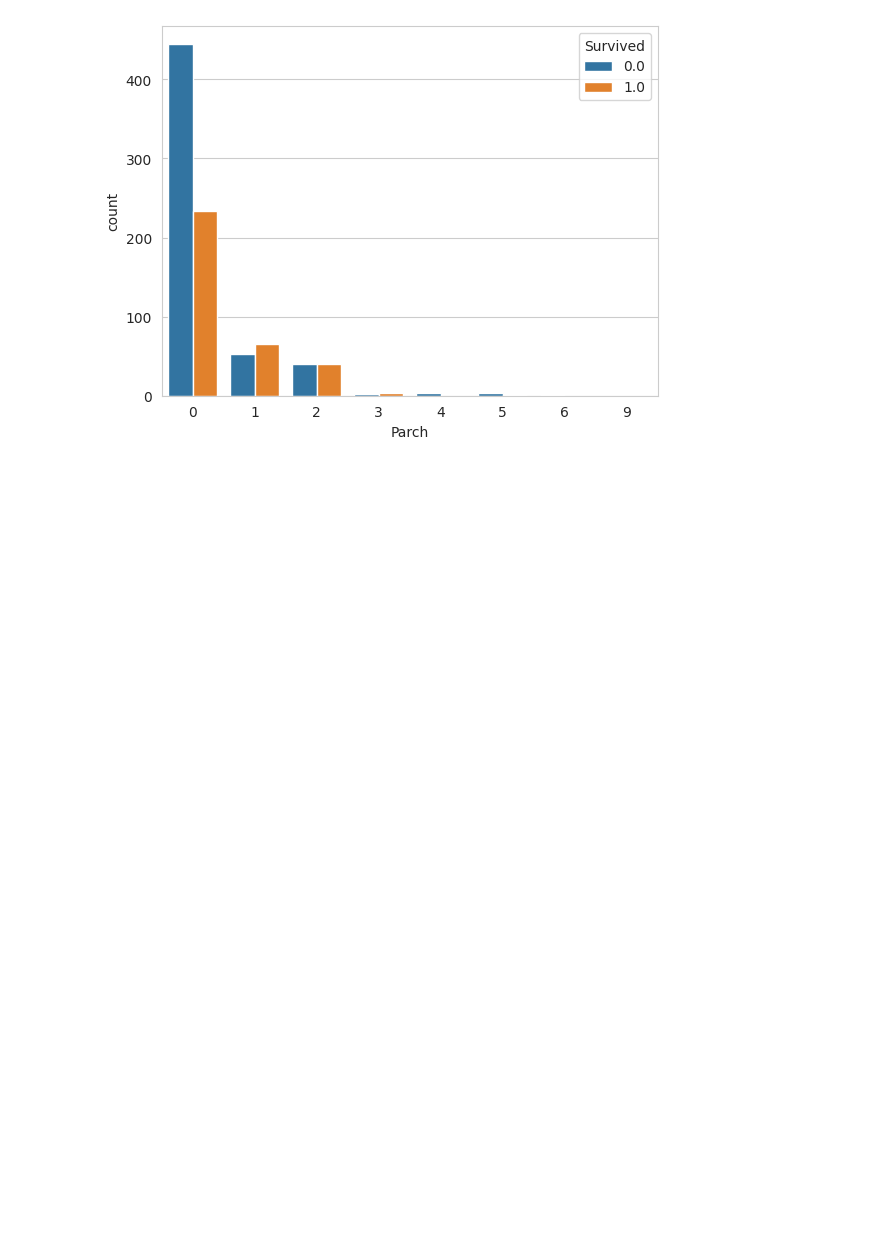
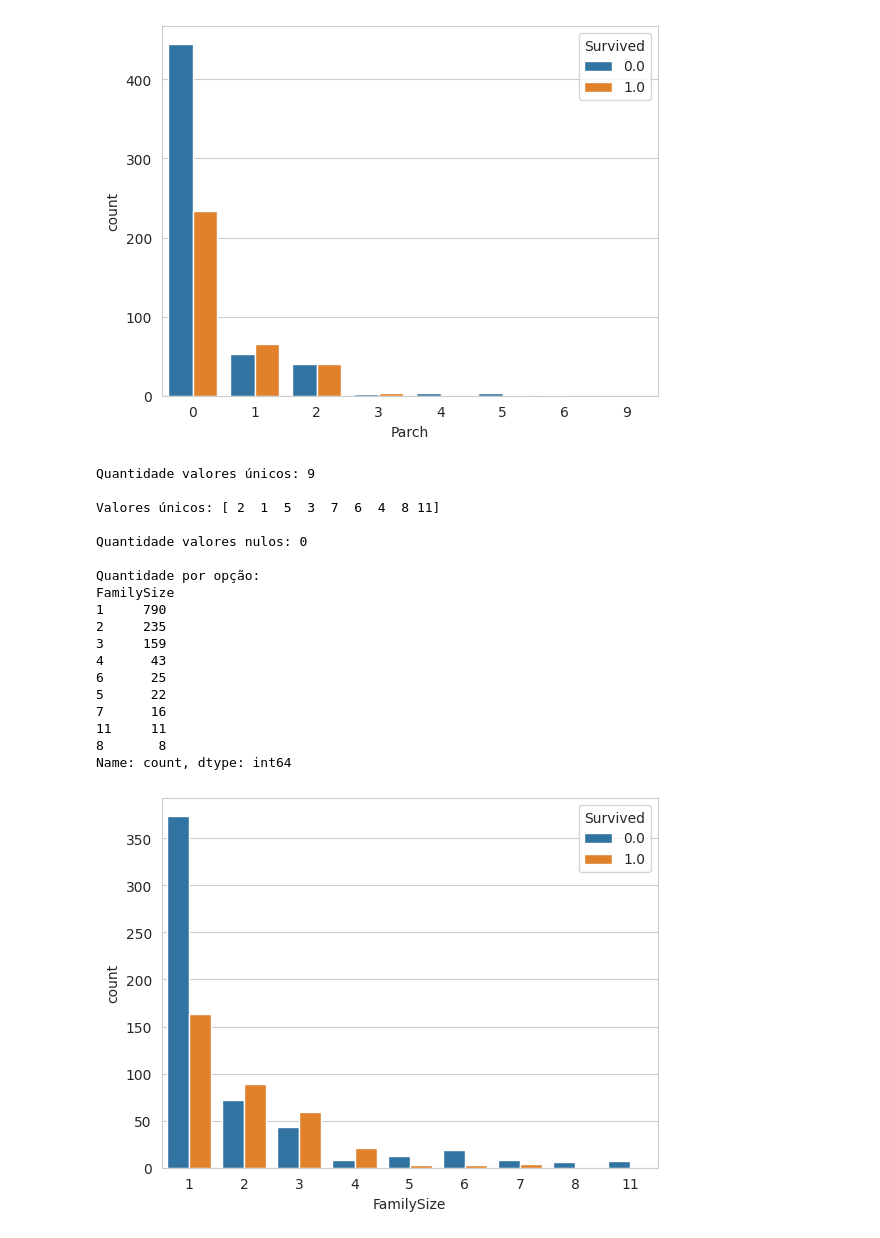
Before and after one commit to ernandeseliezer/Kagle-Titanic, a Jupyter notebook: titanic.ipynb, the cells around one changed output. Cells and saved outputs as stored; diff of their text form; code cells hidden in the pictures; blank space fills up the shorter version.

```diff
--- a/titanic.ipynb
+++ b/titanic.ipynb
@@ -483,0 +395,24 @@ Name: count, dtype: int64
+# %%
+titanic_data['FamilySize'] = titanic_data['SibSp'] + titanic_data['Parch'] + 1
+# %%
+titanic_analyzing(titanic_data, 'FamilySize')
+# %% [output]
+Quantidade valores únicos: 9
+
+Valores únicos: [ 2  1  5  3  7  6  4  8 11]
+
+Quantidade valores nulos: 0
+
+Quantidade por opção:
+FamilySize
+1     790
+2     235
+3     159
+4      43
+6      25
+5      22
+7      16
+11     11
+8       8
+Name: count, dtype: int64
+[figure, added]
```
Also changed, not shown: parts of 22 cells of this notebook.
